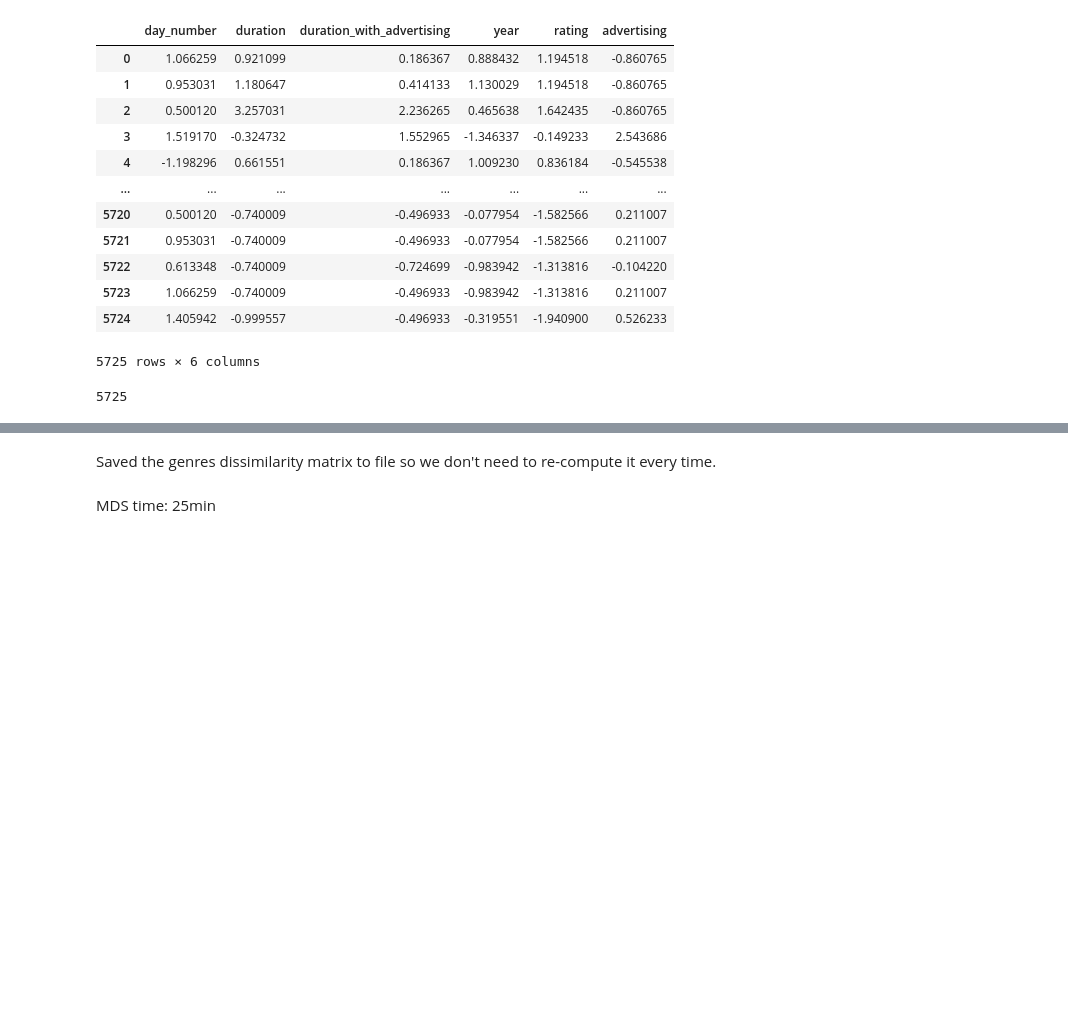
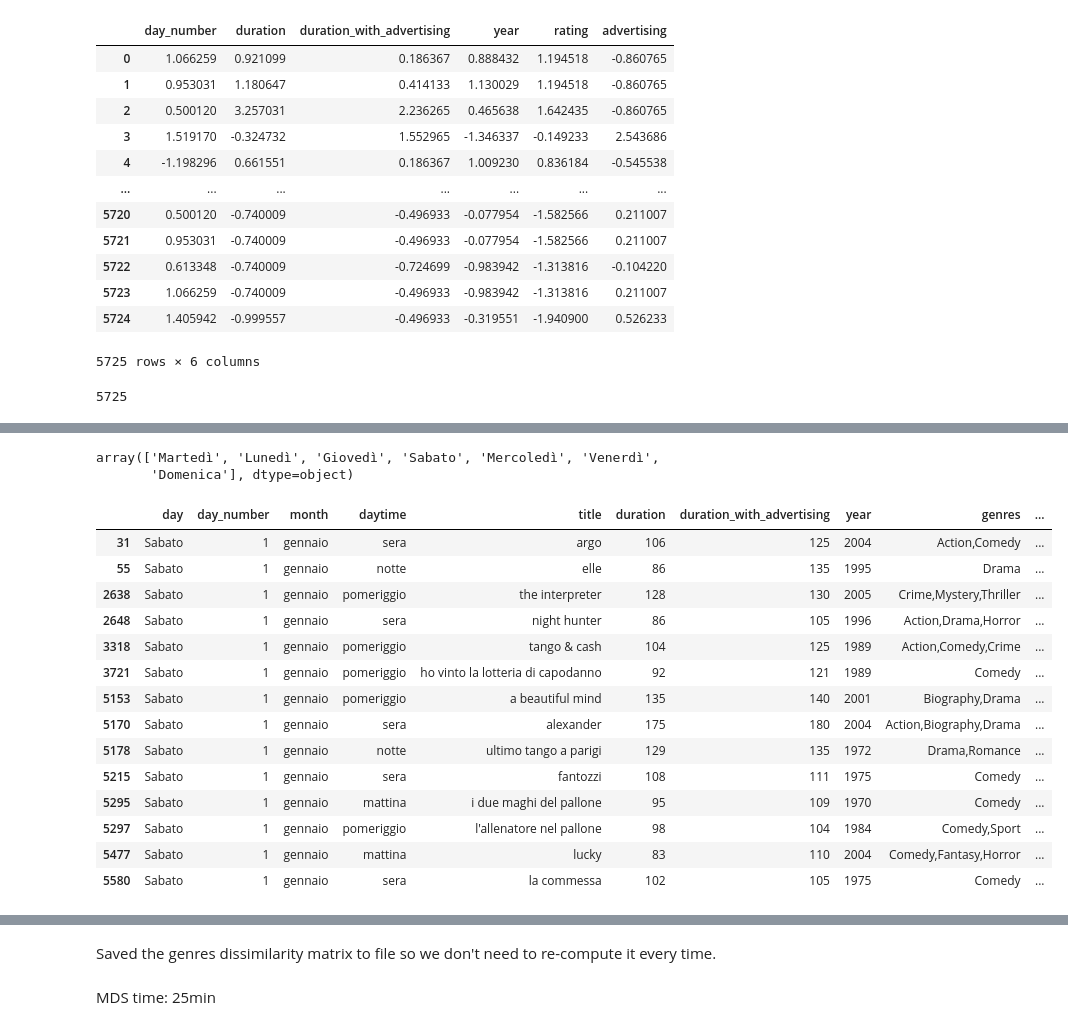
Before and after one commit to florin-git/TV-Movies-Visual-Analytics, a Jupyter notebook: mds.ipynb, the cells around one changed output, grey strips where cells are left out. Cells and saved outputs as stored; diff of their text form; code cells hidden in the pictures; blank space fills up the shorter version.

```diff
--- a/mds.ipynb
+++ b/mds.ipynb
@@ -110,0 +97,23 @@ Index(['day_number', 'duration', 'duration_with_advertising', 'year', 'rating',
+# %%
+df['day'].unique()
+# %% [output]
+array(['Martedì', 'Lunedì', 'Giovedì', 'Sabato', 'Mercoledì', 'Venerdì',
+       'Domenica'], dtype=object)
+# %%
+df[(df['day_number'] == 1) & (df['month'] == "gennaio")]
+# %% [output]
+|  | day | day_number | month | daytime | title | duration | duration_with_advertising | year | genres | ... |
+| 31 | Sabato | 1 | gennaio | sera | argo | 106 | 125 | 2004 | Action,Comedy | ... |
+| 55 | Sabato | 1 | gennaio | notte | elle | 86 | 135 | 1995 | Drama | ... |
+| 2638 | Sabato | 1 | gennaio | pomeriggio | the interpreter | 128 | 130 | 2005 | Crime,Mystery,Thriller | ... |
+| 2648 | Sabato | 1 | gennaio | sera | night hunter | 86 | 105 | 1996 | Action,Drama,Horror | ... |
+| 3318 | Sabato | 1 | gennaio | pomeriggio | tango & cash | 104 | 125 | 1989 | Action,Comedy,Crime | ... |
+| 3721 | Sabato | 1 | gennaio | pomeriggio | ho vinto la lotteria di capodanno | 92 | 121 | 1989 | Comedy | ... |
+| 5153 | Sabato | 1 | gennaio | pomeriggio | a beautiful mind | 135 | 140 | 2001 | Biography,Drama | ... |
+| 5170 | Sabato | 1 | gennaio | sera | alexander | 175 | 180 | 2004 | Action,Biography,Drama | ... |
+| 5178 | Sabato | 1 | gennaio | notte | ultimo tango a parigi | 129 | 135 | 1972 | Drama,Romance | ... |
+| 5215 | Sabato | 1 | gennaio | sera | fantozzi | 108 | 111 | 1975 | Comedy | ... |
+| 5295 | Sabato | 1 | gennaio | mattina | i due maghi del pallone | 95 | 109 | 1970 | Comedy | ... |
+| 5297 | Sabato | 1 | gennaio | pomeriggio | l'allenatore nel pallone | 98 | 104 | 1984 | Comedy,Sport | ... |
+| 5477 | Sabato | 1 | gennaio | mattina | lucky | 83 | 110 | 2004 | Comedy,Fantasy,Horror | ... |
+| 5580 | Sabato | 1 | gennaio | sera | la commessa | 102 | 105 | 1975 | Comedy | ... |
```
Also changed, not shown: parts of 15 cells of this notebook, 4 other files.
